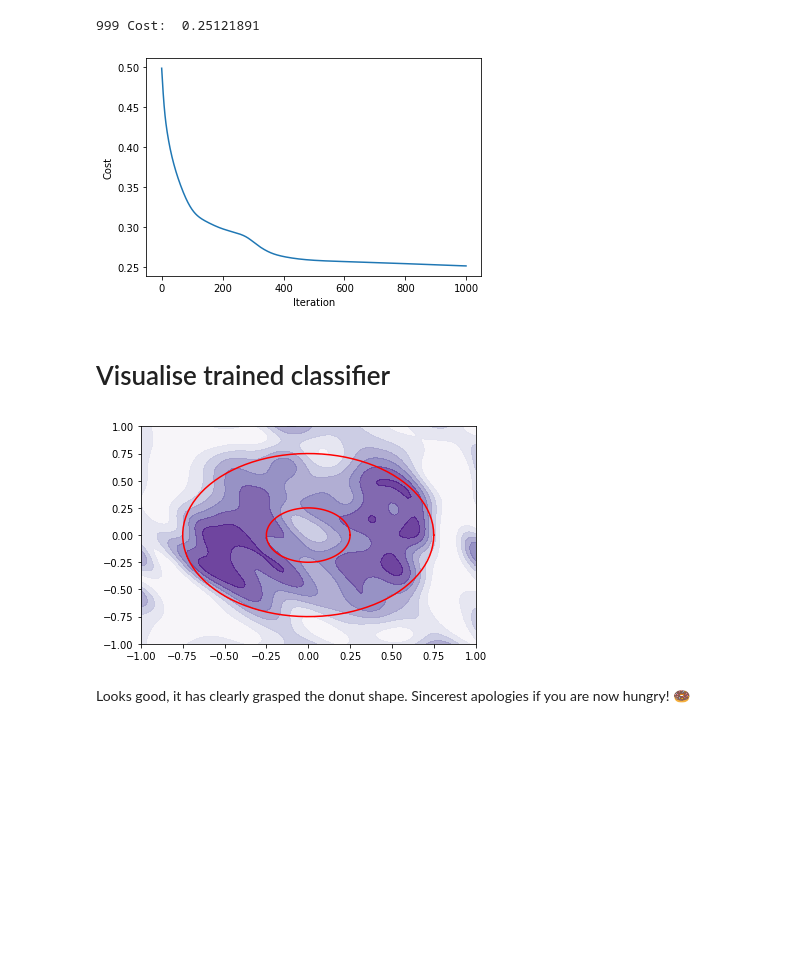
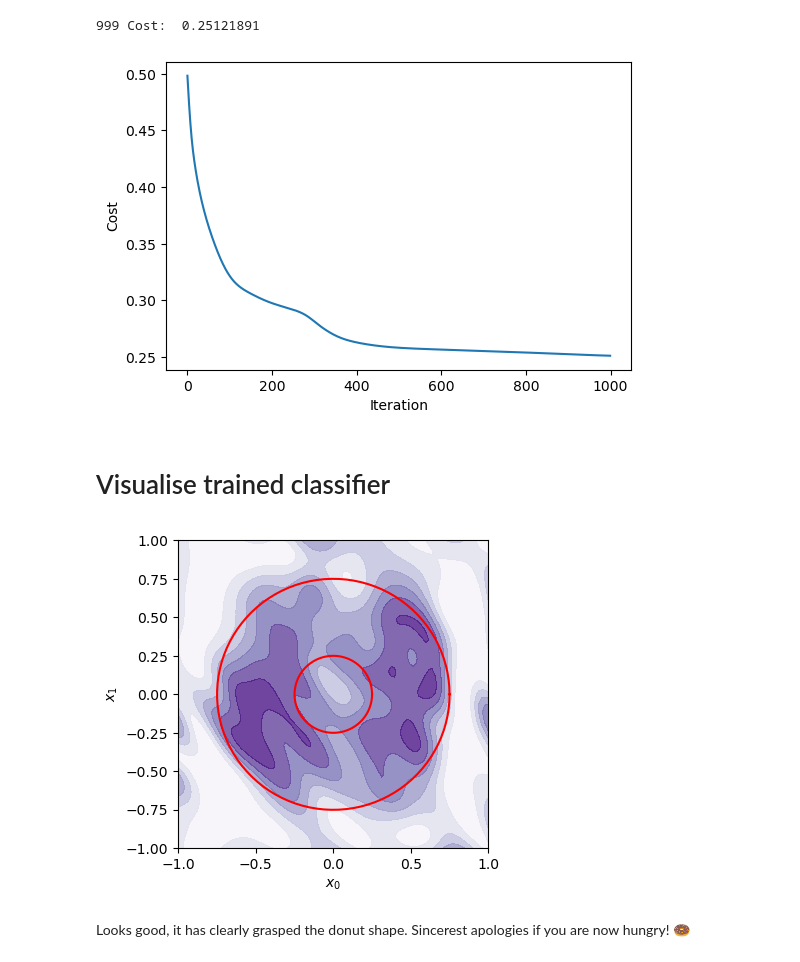
Before and after one commit to CQCL/qujax, a Jupyter notebook: examples/classification.ipynb, the cells around one changed output. Saved outputs shown, nothing was run; the diff lists cells and outputs as text; code cells hidden in the pictures; blank space fills up the shorter version.

```diff
--- a/examples/classification.ipynb
+++ b/examples/classification.ipynb
@@ -67,7 +76,9 @@ $$
 $$
 where $b_k, w_k$ are variational parameters to be learnt and $x_k = x_0$ if $k$ even, $x_k = x_1$ if $k$ odd for a single bivariate input point $(x_0, x_1)$.
 # %%
-angles_to_st = qujax.get_params_to_statetensor_func(gate_seq_seq, qubit_inds_seq, param_inds_seq)
+angles_to_st = qujax.get_params_to_statetensor_func(
+    gate_seq_seq, qubit_inds_seq, param_inds_seq
+)
 # %%
 n_angles = 3 * n_qubits * depth
 n_params = 2 * n_angles
@@ -76,7 +87,9 @@ def param_and_x_to_angles(param, x_single):
     biases = param[:n_angles]
     weights = param[n_angles:]
 
-    weights_times_data = jnp.where(jnp.arange(n_angles) % 2 == 0, weights * x_single[0], weights * x_single[1])
+    weights_times_data = jnp.where(
+        jnp.arange(n_angles) % 2 == 0, weights * x_single[0], weights * x_single[1]
+    )
 
     angles = biases + weights_times_data
     return angles
@@ -125,7 +145,7 @@ We'll just use vanilla gradient descent here
 # %%
 param_to_cost_and_grad = jit(value_and_grad(param_to_cost))
 # %%
-n_iter = 1000
+n_iter = 1_000
 stepsize = 1e-1
 param = random.uniform(random.PRNGKey(1), shape=(n_params,), minval=0, maxval=2)
 costs = jnp.zeros(n_iter)
@@ -133,26 +153,34 @@ for i in range(n_iter):
     cost, grad = param_to_cost_and_grad(param)
     costs = costs.at[i].set(cost)
     param = param - stepsize * grad
-    print(i, 'Cost: ', cost, end='\r')
+    print(i, "Cost: ", cost, end="\r")
 # %% [output]
 999 Cost:  0.25121891
 # %%
+plt.figure(figsize=(6,4))
 plt.plot(costs)
 plt.xlabel('Iteration')
 plt.ylabel('Cost');
 # %% [output]
-[figure, old version]
+[figure, new version]
 # %% [markdown]
 # Visualise trained classifier
 # %%
 linsp = jnp.linspace(-1, 1, 100)
-Z = vmap(lambda a: vmap(lambda b: param_and_x_to_probability(param, jnp.array([a, b])))(linsp))(linsp)
+Z = vmap(
+    lambda a: vmap(lambda b: param_and_x_to_probability(param, jnp.array([a, b])))(
+        linsp
+    )
+)(linsp)
 # %%
-plt.contourf(linsp, linsp, Z, cmap='Purples', alpha=0.8)
+plt.figure(figsize=(4, 4))
+plt.contourf(linsp, linsp, Z, cmap="Purples", alpha=0.8)
 circle_linsp = jnp.linspace(0, 2 * jnp.pi, 100)
-plt.plot(inner_rad * jnp.cos(circle_linsp), inner_rad * jnp.sin(circle_linsp), c='red')
-plt.plot(outer_rad * jnp.cos(circle_linsp), outer_rad * jnp.sin(circle_linsp), c='red');
+plt.plot(inner_rad * jnp.cos(circle_linsp), inner_rad * jnp.sin(circle_linsp), c="red")
+plt.plot(outer_rad * jnp.cos(circle_linsp), outer_rad * jnp.sin(circle_linsp), c="red")
+plt.xlabel(f'$x_0$')
+plt.ylabel(f'$x_1$');
 # %% [output]
-[figure, old version]
+[figure, new version]
 # %% [markdown]
 Looks good, it has clearly grasped the donut shape. Sincerest apologies if you are now hungry! 🍩
```
Also changed, not shown: parts of 12 cells of this notebook.
